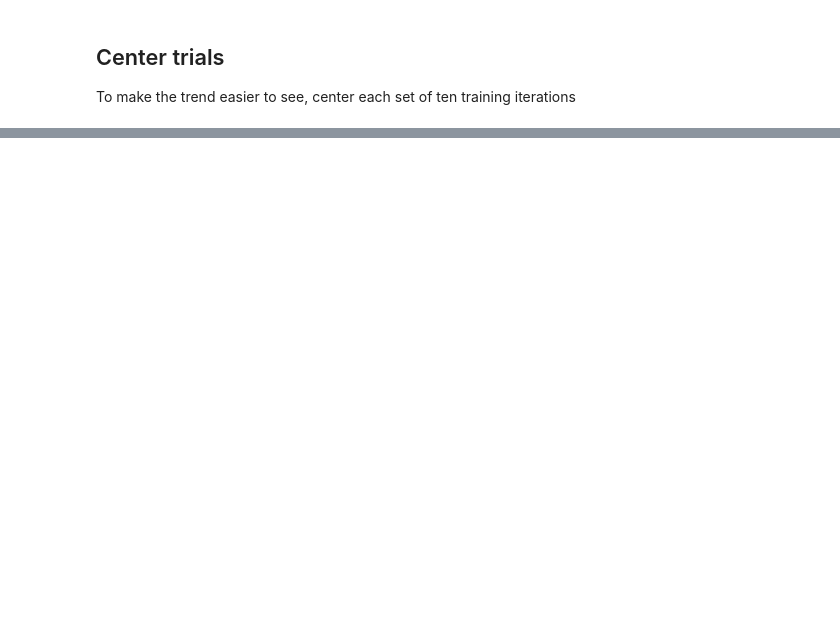
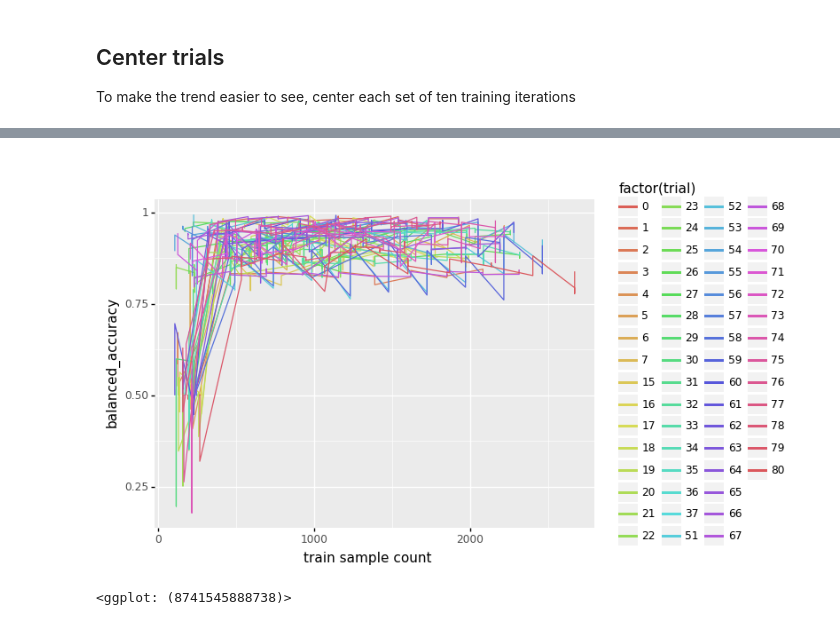
Before and after one commit to greenelab/linear_signal, a Jupyter notebook: notebook/analysis/imputation_viz.ipynb, the cells around one changed output, grey strips where cells are left out. Saved outputs shown, nothing was run; the diff lists cells and outputs as text; code cells hidden in the pictures; blank space fills up the shorter version.

Commit message:
Visualize imputation with tb run and fixed training and

```diff
--- a/notebook/analysis/imputation_viz.ipynb
+++ b/notebook/analysis/imputation_viz.ipynb
@@ -119,0 +110,3 @@ print(plot)
+# %%
+in_files = glob.glob('../../results/transfer.*')
+print(in_files[:5])
@@ -119,0 +115,21 @@ print(plot)
+# %%
+metrics = pd.DataFrame()
+for path in in_files:
+    new_df = pd.read_csv(path, sep='\t')
+
+    model_info = path.strip('.tsv').split('results/impute.')[-1]
+    model_info = model_info.split('.')
+
+    supervised_model = model_info[4]
+    seed = model_info[6]
+    disease = model_info[3]
+
+    new_df['supervised'] = supervised_model
+    new_df['seed'] = seed
+    new_df['disease'] = disease
+
+    metrics = pd.concat([metrics, new_df])
+
+metrics = metrics.reset_index()
+metrics['trial'] = metrics.index // 20
+metrics
@@ -119,0 +150,8 @@ print(plot)
+# %%
+sepsis_df = metrics[metrics['disease'] == 'sepsis']
+tb_df = metrics[metrics['disease'] == 'tb']
+# %%
+ggplot(sepsis_df, aes(x='train sample count', y='balanced_accuracy', color='factor(trial)')) + geom_line()
+# %% [output]
+[figure, added]
+<ggplot: (8741545888738)>
```
Also changed, not shown: parts of 13 cells of this notebook, 1 other file.
